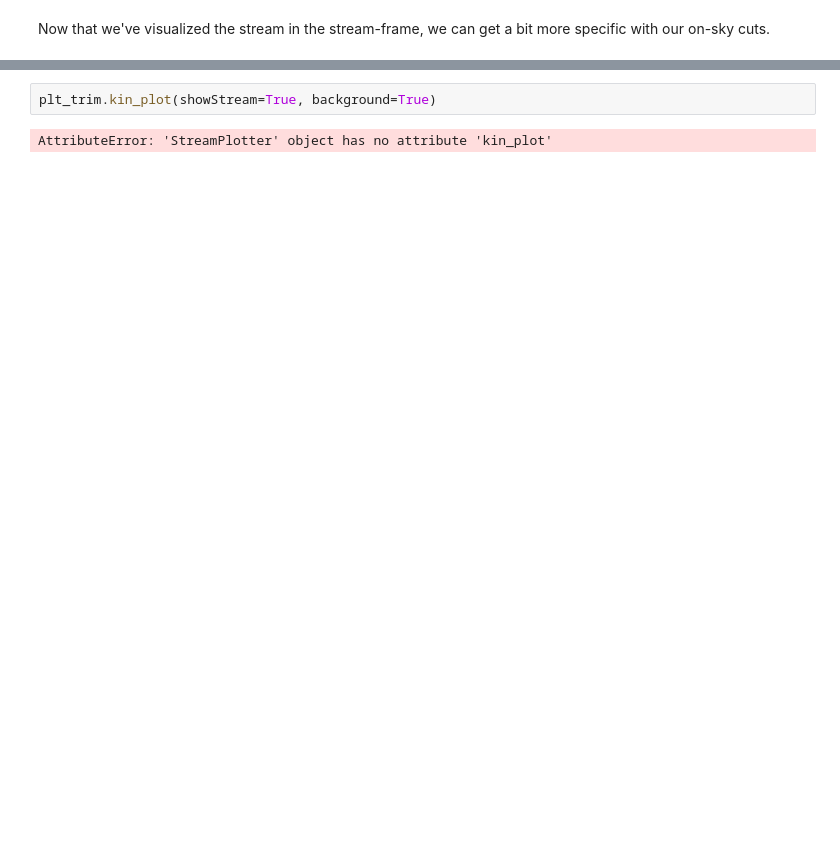
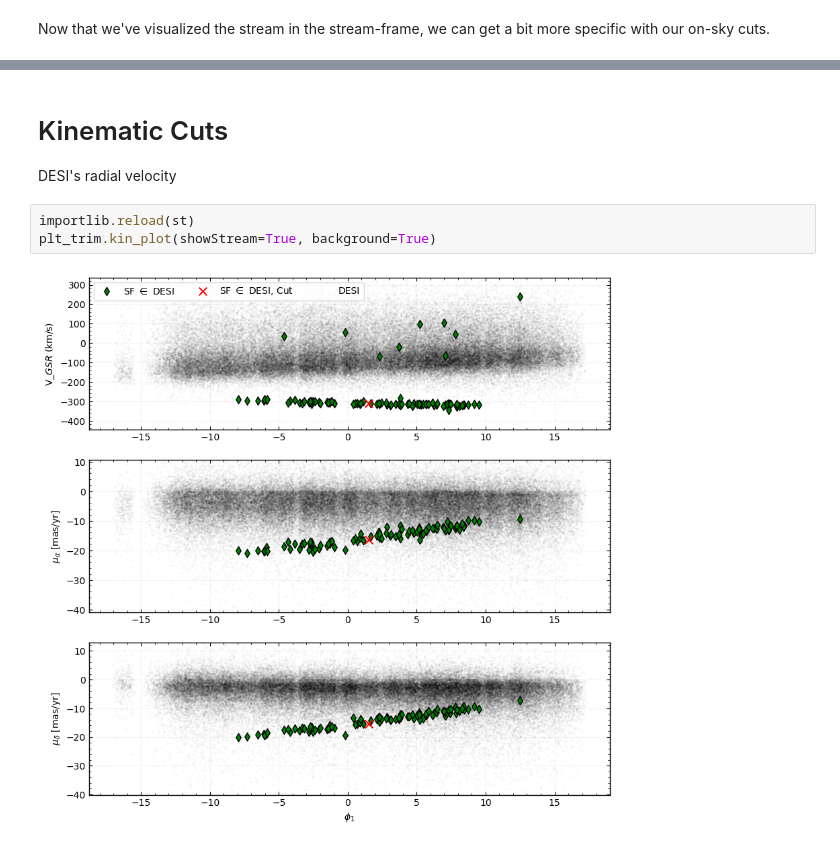
Before and after one commit to nassmohammed/DESI-DR1_streamTutorial, a Jupyter notebook: streamTutorial.ipynb, the cells around one changed output, grey strips where cells are left out. Drawn from its saved outputs; the diff is of its cells as text; blank space fills up the shorter version.

```diff
--- a/streamTutorial.ipynb
+++ b/streamTutorial.ipynb
@@ -206,4 +216,9 @@ Stars only in SF3: 230
+# %% [markdown]
+# Kinematic Cuts
+
+DESI's radial velocity
 # %%
+importlib.reload(st)
 plt_trim.kin_plot(showStream=True, background=True)
 # %% [output]
-AttributeError: 'StreamPlotter' object has no attribute 'kin_plot'
+[figure, added]
```
Also changed, not shown: parts of 15 cells of this notebook, 1 other file.
